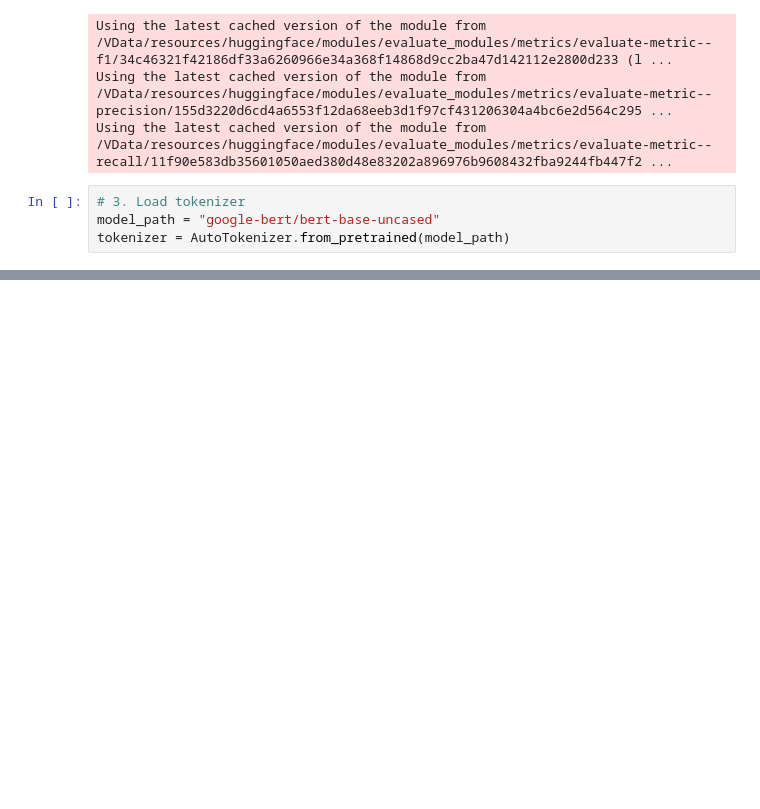
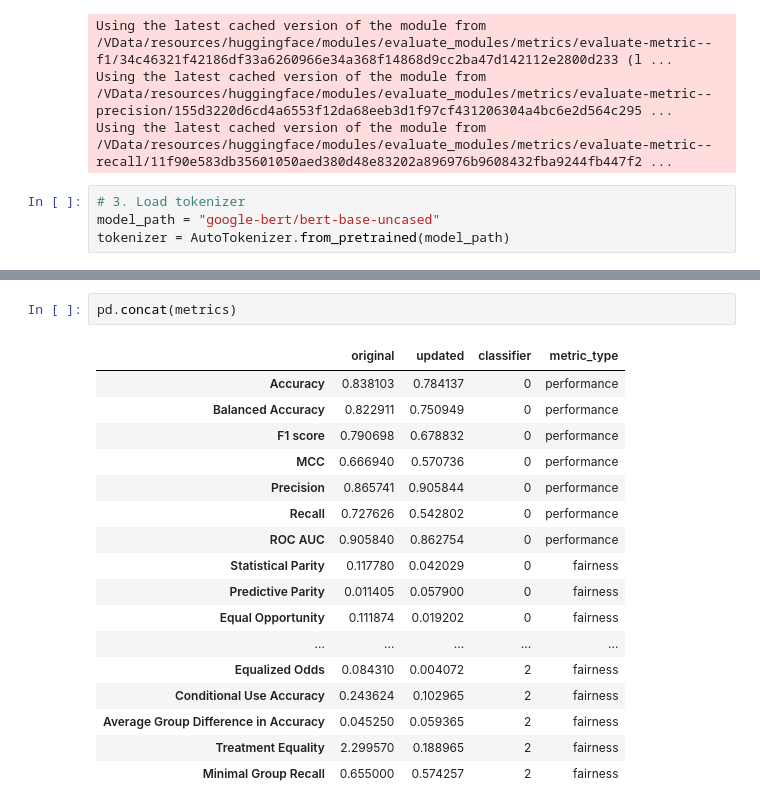
Before and after one commit to jhrystrom/oxonfair, a Jupyter notebook: examples/ensemble_playground.ipynb, the cells around one changed output, grey strips where cells are left out. Drawn from its saved outputs; the diff is of its cells as text; blank space fills up the shorter version.

```diff
--- a/examples/ensemble_playground.ipynb
+++ b/examples/ensemble_playground.ipynb
@@ -287,0 +379,20 @@ Device set to use cuda:0
+# %%
+pd.concat(metrics)
+# %% [output]
+|  | original | updated | classifier | metric_type |
+| Accuracy | 0.838103 | 0.784137 | 0 | performance |
+| Balanced Accuracy | 0.822911 | 0.750949 | 0 | performance |
+| F1 score | 0.790698 | 0.678832 | 0 | performance |
+| MCC | 0.666940 | 0.570736 | 0 | performance |
+| Precision | 0.865741 | 0.905844 | 0 | performance |
+| Recall | 0.727626 | 0.542802 | 0 | performance |
+| ROC AUC | 0.905840 | 0.862754 | 0 | performance |
+| Statistical Parity | 0.117780 | 0.042029 | 0 | fairness |
+| Predictive Parity | 0.011405 | 0.057900 | 0 | fairness |
+| Equal Opportunity | 0.111874 | 0.019202 | 0 | fairness |
+| ... | ... | ... | ... | ... |
+| Equalized Odds | 0.084310 | 0.004072 | 2 | fairness |
+| Conditional Use Accuracy | 0.243624 | 0.102965 | 2 | fairness |
+| Average Group Difference in Accuracy | 0.045250 | 0.059365 | 2 | fairness |
+| Treatment Equality | 2.299570 | 0.188965 | 2 | fairness |
+| Minimal Group Recall | 0.655000 | 0.574257 | 2 | fairness |
```
Also changed, not shown: parts of 12 cells of this notebook, 10 other files.
